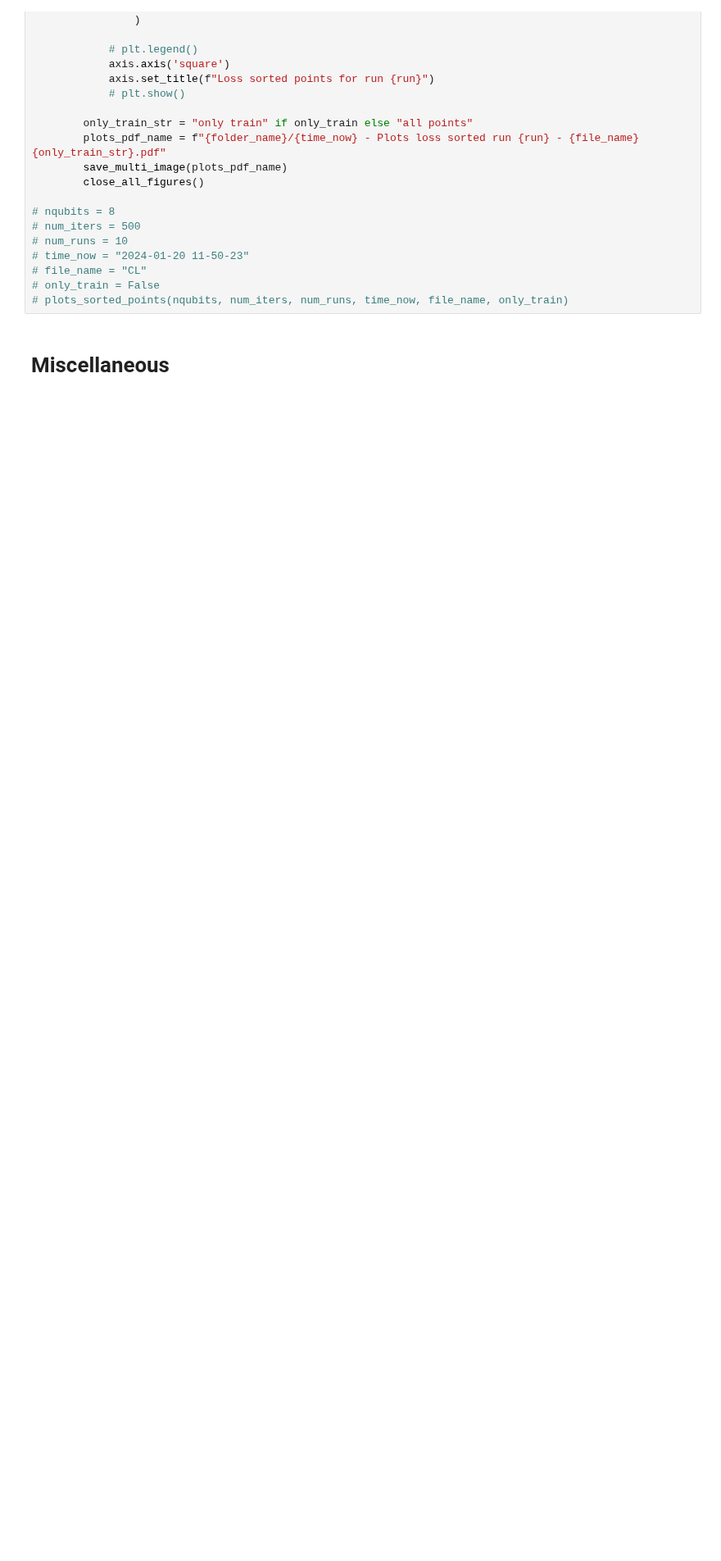
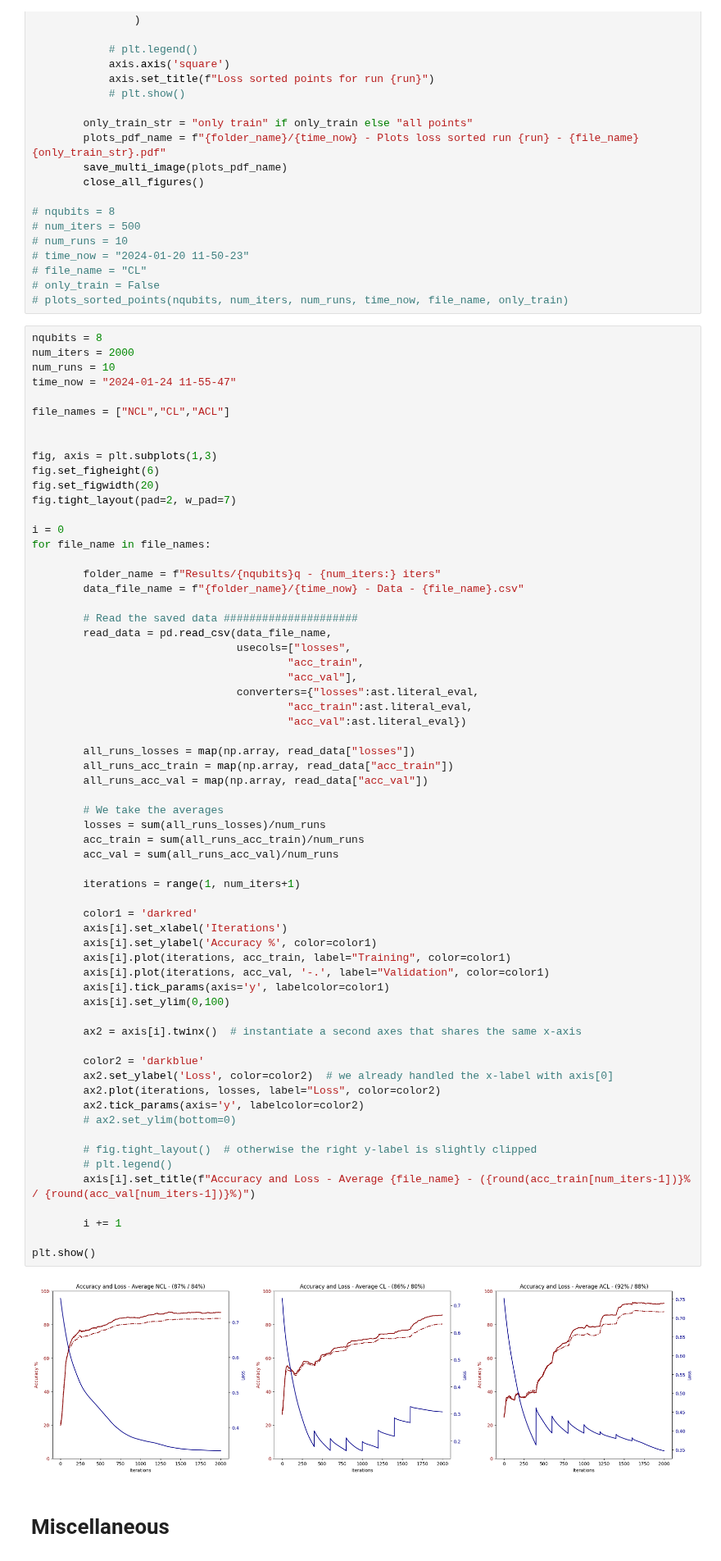
Before and after one commit to erikrecio/qurriculum_learning, a Jupyter notebook: qurriculum/main_penny4-jax.ipynb, the cells around one changed output. Shown at 82% size. Saved outputs shown, nothing was run; the diff lists cells and outputs as text; blank space fills up the shorter version.

```diff
--- a/qurriculum/main_penny4-jax.ipynb
+++ b/qurriculum/main_penny4-jax.ipynb
@@ -1193,6 +1215,71 @@ def plots_sorted_points(nqubits, num_iters, num_runs, time_now, file_name, only_
 # file_name = "CL"
 # only_train = False
 # plots_sorted_points(nqubits, num_iters, num_runs, time_now, file_name, only_train)
+# %%
+nqubits = 8
+num_iters = 2000
+num_runs = 10
+time_now = "2024-01-24 11-55-47"
+
+file_names = ["NCL","CL","ACL"]
+
+
+fig, axis = plt.subplots(1,3)
+fig.set_figheight(6)
+fig.set_figwidth(20)
+fig.tight_layout(pad=2, w_pad=7)
+
+i = 0
+for file_name in file_names:
+
+        folder_name = f"Results/{nqubits}q - {num_iters:} iters"
+        data_file_name = f"{folder_name}/{time_now} - Data - {file_name}.csv"
+
+        # Read the saved data #####################
+        read_data = pd.read_csv(data_file_name,
+                                usecols=["losses",
+                                        "acc_train",
+                                        "acc_val"],
+                                converters={"losses":ast.literal_eval,
+                                        "acc_train":ast.literal_eval,
+                                        "acc_val":ast.literal_eval})
+
+        all_runs_losses = map(np.array, read_data["losses"])
+        all_runs_acc_train = map(np.array, read_data["acc_train"])
+        all_runs_acc_val = map(np.array, read_data["acc_val"])
+
+        # We take the averages
+        losses = sum(all_runs_losses)/num_runs
+        acc_train = sum(all_runs_acc_train)/num_runs
+        acc_val = sum(all_runs_acc_val)/num_runs
+
+        iterations = range(1, num_iters+1)
+
+        color1 = 'darkred'
+        axis[i].set_xlabel('Iterations')
+        axis[i].set_ylabel('Accuracy %', color=color1)
+        axis[i].plot(iterations, acc_train, label="Training", color=color1)
+        axis[i].plot(iterations, acc_val, '-.', label="Validation", color=color1)
+        axis[i].tick_params(axis='y', labelcolor=color1)
+        axis[i].set_ylim(0,100)
+
+        ax2 = axis[i].twinx()  # instantiate a second axes that shares the same x-axis
+
+        color2 = 'darkblue'
+        ax2.set_ylabel('Loss', color=color2)  # we already handled the x-label with axis[0]
+        ax2.plot(iterations, losses, label="Loss", color=color2)
+        ax2.tick_params(axis='y', labelcolor=color2)
+        # ax2.set_ylim(bottom=0)
+
+        # fig.tight_layout()  # otherwise the right y-label is slightly clipped
+        # plt.legend()
+        axis[i].set_title(f"Accuracy and Loss - Average {file_name} - ({round(acc_train[num_iters-1])}% / {round(acc_val[num_iters-1])}%)")
+
+        i += 1
+
+plt.show()
+# %% [output]
+[figure, added]
 # %% [markdown]
 # Miscellaneous
 # %%
```
Also changed, not shown: parts of 7 cells of this notebook, 42 other files.
